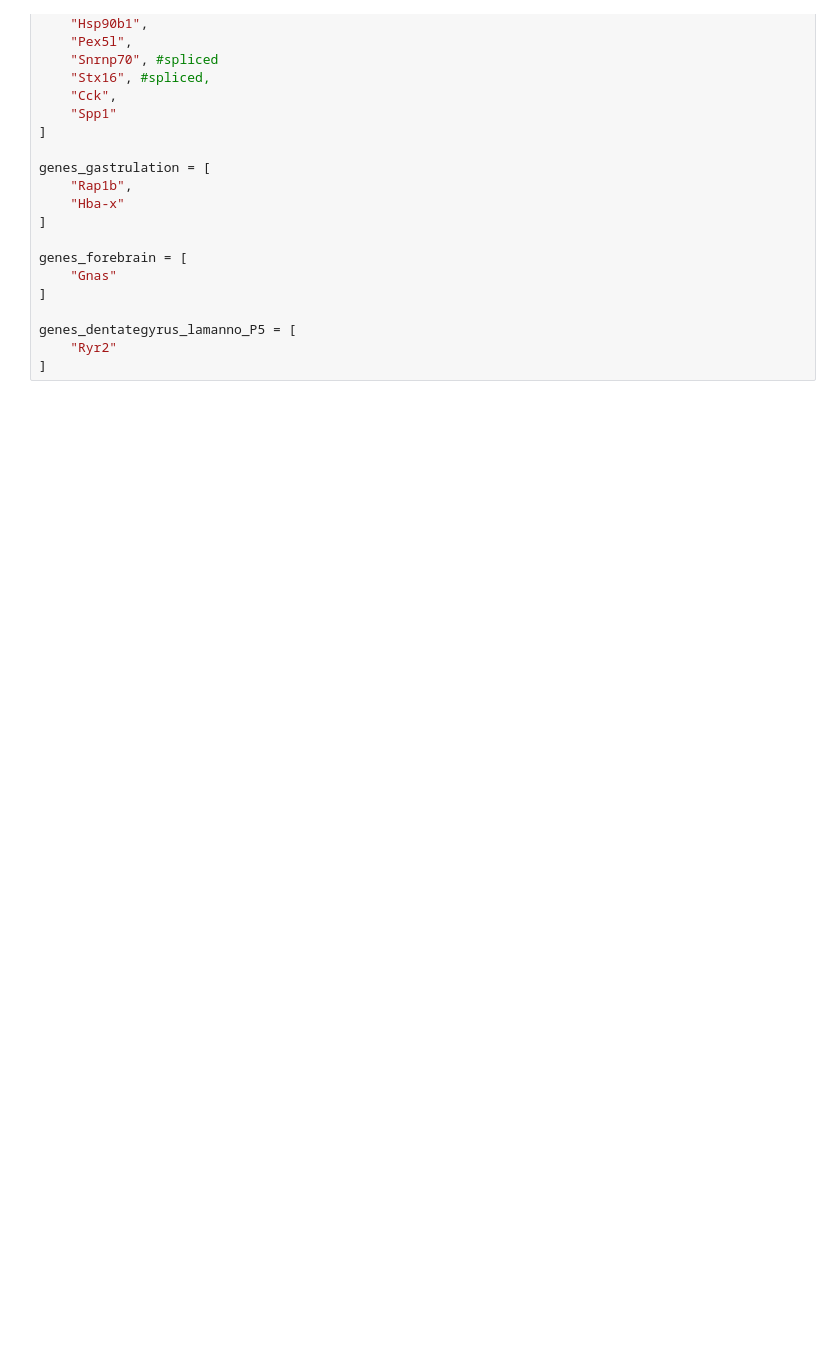
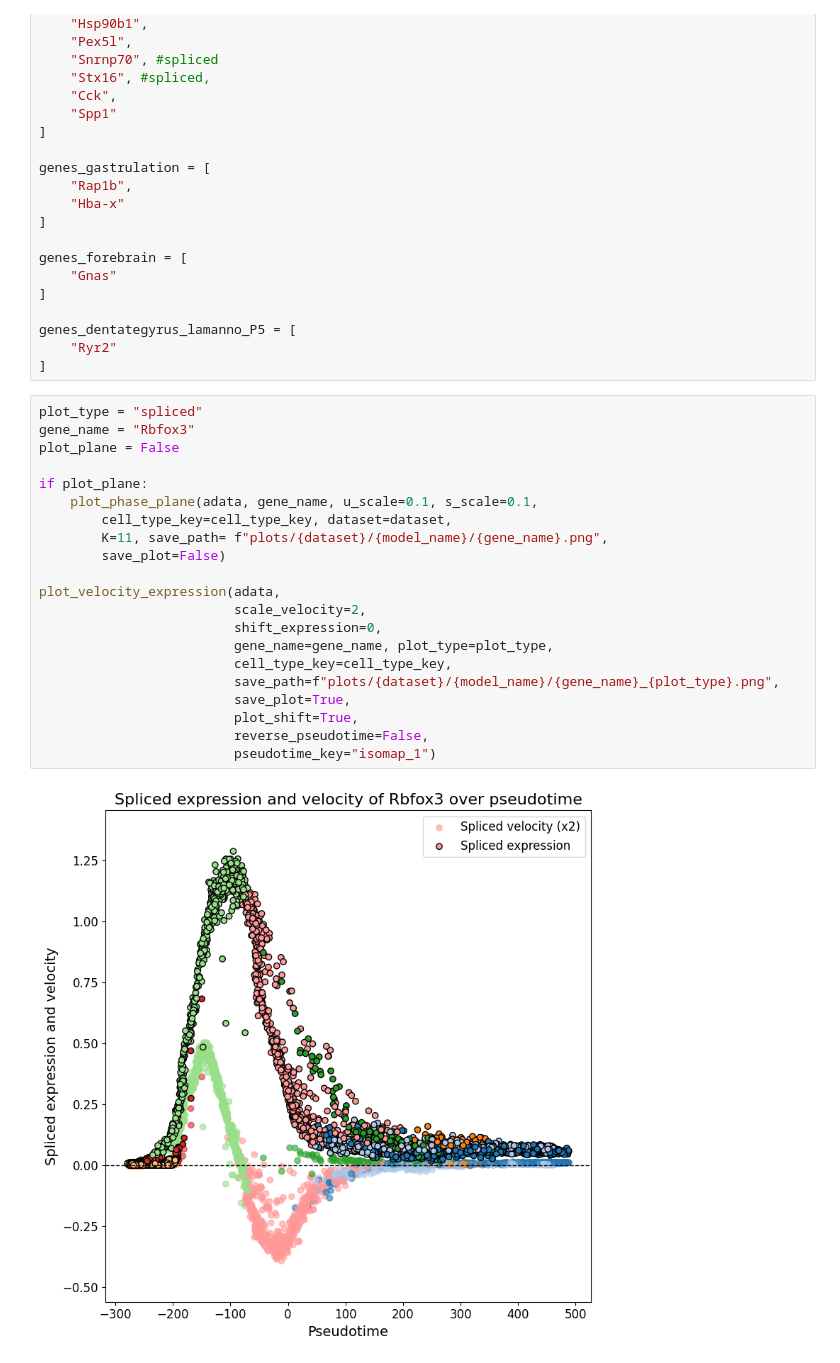
Before and after one commit to leonardogolinelli/imVelo, a Jupyter notebook: thesis/expr_velo_isomap/expr_velo_isomap.ipynb, the cells around one changed output. Saved outputs shown, nothing was run; the diff lists cells and outputs as text; blank space fills up the shorter version.

```diff
--- a/thesis/expr_velo_isomap/expr_velo_isomap.ipynb
+++ b/thesis/expr_velo_isomap/expr_velo_isomap.ipynb
@@ -66,3 +53,26 @@ genes_forebrain = [
 genes_dentategyrus_lamanno_P5 = [
     "Ryr2"
 ]
+# %%
+plot_type = "spliced"
+gene_name = "Rbfox3"
+plot_plane = False
+
+if plot_plane:
+    plot_phase_plane(adata, gene_name, u_scale=0.1, s_scale=0.1,
+        cell_type_key=cell_type_key, dataset=dataset,
+        K=11, save_path= f"plots/{dataset}/{model_name}/{gene_name}.png",
+        save_plot=False)
+
+plot_velocity_expression(adata,
+                         scale_velocity=2,
+                         shift_expression=0,
+                         gene_name=gene_name, plot_type=plot_type,
+                         cell_type_key=cell_type_key,
+                         save_path=f"plots/{dataset}/{model_name}/{gene_name}_{plot_type}.png",
+                         save_plot=True,
+                         plot_shift=True,
+                         reverse_pseudotime=False,
+                         pseudotime_key="isomap_1")
+# %% [output]
+[figure, added]
```
Also changed, not shown: parts of 7 cells of this notebook, 37 other files.
